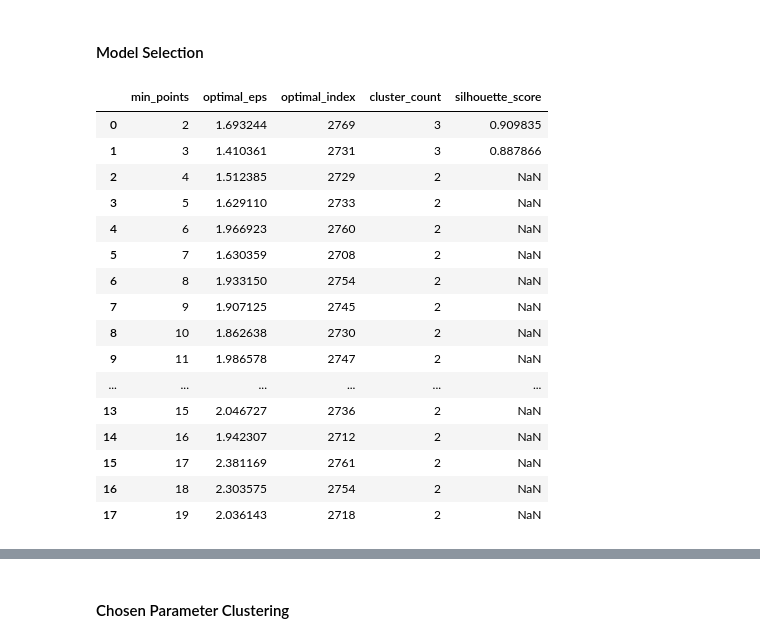
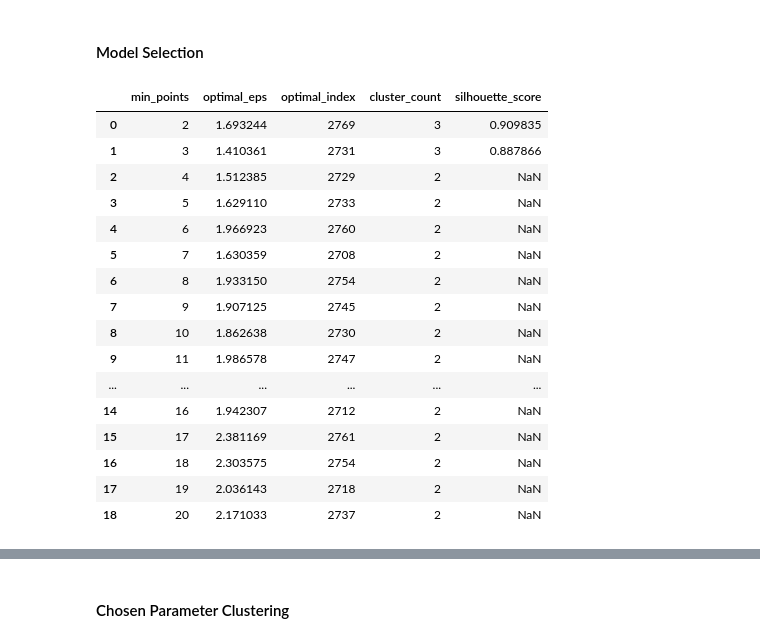
Before and after one commit to JacopoRaffi/DM_Project, a Jupyter notebook: TASK3/Density Based Clustering/cyclists_density_based_clustering.ipynb, the cells around one changed output, grey strips where cells are left out. Saved outputs shown, nothing was run; the diff lists cells and outputs as text; code cells hidden in the pictures.

```diff
--- a/TASK3/Density Based Clustering/cyclists_density_based_clustering.ipynb
+++ b/TASK3/Density Based Clustering/cyclists_density_based_clustering.ipynb
@@ -80,7 +78,7 @@ To automate the process of knee detection, we relied on the kneed library (KneeL
 #### Model Selection
 # %%
 dist = squareform(pdist(data_scaled, 'euclidean'))
-min_points = range(2, 20)
+min_points = range(2, 21)
 optimal_eps = []
 optimal_index = []
 cluster_count = []
@@ -124,35 +122,35 @@ for i, value in enumerate(min_points):
     if(number_of_clusters < 3): # Considering that a cluster (label -1) is that of outliers, to compute silhouette we need at least 3 clusters here
         silhouette_scores.append(None)
         continue
 
     # Removing outliers so to not include them in silhouette calculation
     no_out_data_scaled = scaler.fit_transform(cyclists_dataset[cyclists_dataset['cluster'] != -1])
     no_out_labels = dbscan.labels_[dbscan.labels_ != -1]
 
     # Calculate Silhouette
     silhouette_scores.append(silhouette_score(no_out_data_scaled, no_out_labels))
 
 
 # Creating the DataFrame
 model_selection_data = {"min_points": min_points, "optimal_eps": optimal_eps, "optimal_index": optimal_index, "cluster_count": cluster_count, "silhouette_score": silhouette_scores}
 model_selection_df = pd.DataFrame(model_selection_data)
 
 model_selection_df
 # %% [output]
 |  | min_points | optimal_eps | optimal_index | cluster_count | silhouette_score |
 | 0 | 2 | 1.693244 | 2769 | 3 | 0.909835 |
 | 1 | 3 | 1.410361 | 2731 | 3 | 0.887866 |
 | 2 | 4 | 1.512385 | 2729 | 2 | NaN |
 | 3 | 5 | 1.629110 | 2733 | 2 | NaN |
 | 4 | 6 | 1.966923 | 2760 | 2 | NaN |
 | 5 | 7 | 1.630359 | 2708 | 2 | NaN |
 | 6 | 8 | 1.933150 | 2754 | 2 | NaN |
 | 7 | 9 | 1.907125 | 2745 | 2 | NaN |
 | 8 | 10 | 1.862638 | 2730 | 2 | NaN |
 | 9 | 11 | 1.986578 | 2747 | 2 | NaN |
 | ... | ... | ... | ... | ... | ... |
-| 13 | 15 | 2.046727 | 2736 | 2 | NaN |
 | 14 | 16 | 1.942307 | 2712 | 2 | NaN |
 | 15 | 17 | 2.381169 | 2761 | 2 | NaN |
 | 16 | 18 | 2.303575 | 2754 | 2 | NaN |
 | 17 | 19 | 2.036143 | 2718 | 2 | NaN |
+| 18 | 20 | 2.171033 | 2737 | 2 | NaN |
```
Also changed, not shown: parts of 5 cells of this notebook, 1 other file.
